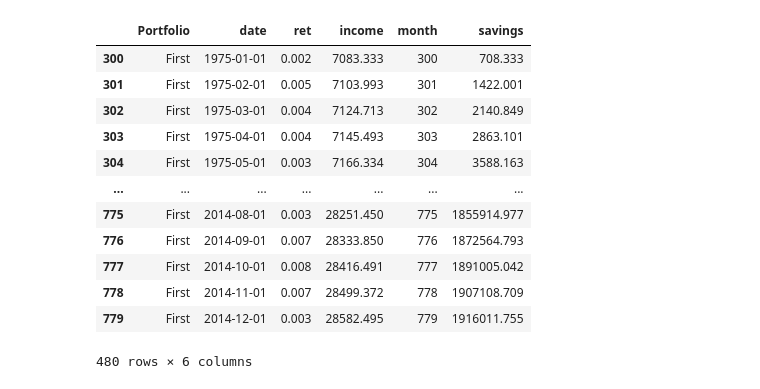
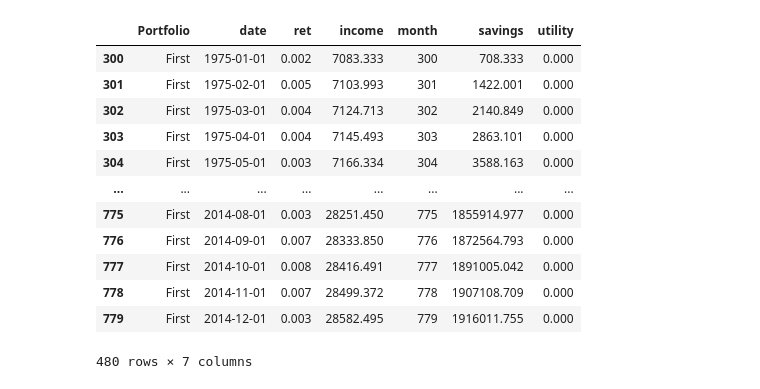
Before and after one commit to justinreed23/Older-Smarter-Richer, a Jupyter notebook: dev/creatingStuff.ipynb, the cells around one changed output. Saved outputs shown, nothing was run; the diff lists cells and outputs as text; code cells hidden in the pictures.

```diff
--- a/dev/creatingStuff.ipynb
+++ b/dev/creatingStuff.ipynb
@@ -69,29 +69,32 @@ month_start_savings = start_savings*12
 month_retirement_start = retirement_start*12
 death_month = death_year*12
 
+inher_util = 2360
+risk_aversion = 3.84
+
 
 
 # I think I just want these to be static
 save_rate = 0.10
 consumption_rate = 0.04
-inflation_rate = 0.02
+inflation_rate = 0.02/12
 # %%
 total_monthly_incomes = []
 
-for t in fake_returns.index[month_start_savings:month_retirement_start]:
+for t in returns.index[month_start_savings:month_retirement_start]:
     current_month = t-month_start_savings
     income_for_month = monthly_income*(monthly_growth**current_month)
     total_monthly_incomes.append(income_for_month)
 # %%
 # Apply mapping to DataFrame's index to create a month column that resets for each portfolio
-fake_returns['month'] = fake_returns.groupby('Portfolio').cumcount()
+returns['month'] = returns.groupby('Portfolio').cumcount()
 
 # Map the total_monthly_incomes to each row based on the month
 income_series = pd.Series(total_monthly_incomes, index=range(month_start_savings, month_retirement_start))
-fake_returns['income'] = fake_returns['month'].map(income_series)
+returns['income'] = returns['month'].map(income_series)
 # set all nan values in income to 0.0
-fake_returns['income'] = fake_returns['income'].fillna(0.0)
+returns['income'] = returns['income'].fillna(0.0)
 
 
 # Optional: Remove the month column if it's no longer needed
-#fake_returns.drop(columns='month', inplace=True)
+#returns.drop(columns='month', inplace=True)
@@ -98,49 +109,52 @@ fake_returns['income'] = fake_returns['income'].fillna(0.0)
 # %%
 
-fake_returns['savings'] = 0.0
+returns['savings'] = 0.0
+returns['utility'] = 0.0
 
-for portfolio in fake_returns['Portfolio'].unique():
+for portfolio in returns['Portfolio'].unique():
     # Filter the DataFrame by portfolio
-    portfolio_data = fake_returns[fake_returns['Portfolio'] == portfolio]
+    portfolio_data = returns[returns['Portfolio'] == portfolio]
 
     # Initialize previous savings
     previous_savings = 0
     initial_consumption = 0
     current_consumption = 0
 
+
     # Iterate through each row in the portfolio data
     for index, row in portfolio_data.iterrows():
         if row['month'] == month_retirement_start:
             initial_consumption = (previous_savings * consumption_rate)/12
             current_savings = (previous_savings - initial_consumption) * (1 + row['ret'])
-            fake_returns.at[index, 'savings'] = current_savings
+            returns.at[index, 'savings'] = current_savings
         if row['income'] == 0.0 and row['month'] > month_retirement_start and row['month'] < death_month:
             current_consumption = initial_consumption * ((1+inflation_rate)**(row['month']-month_retirement_start))
             if previous_savings <= current_consumption:
                 current_consumption = previous_savings
             current_savings = (previous_savings - current_consumption) * (1 + row['ret'])
-            fake_returns.at[index, 'savings'] = current_savings
+            returns.at[index, 'savings'] = current_savings
+        elif row['month'] = death_month:
         elif row['month'] >= death_month:
-            fake_returns.at[index, 'savings'] = previous_savings
+            returns.at[index, 'savings'] = previous_savings
         else:
             current_savings = save_rate * row['income'] + previous_savings * (1 + row['ret'])
-            fake_returns.at[index, 'savings'] = current_savings
+            returns.at[index, 'savings'] = current_savings
         # Update previous savings
         previous_savings = current_savings
 # %%
-fake_returns.iloc[month_start_savings:month_retirement_start]
+returns.iloc[month_start_savings:month_retirement_start]
 # %% [output]
-|  | Portfolio | date | ret | income | month | savings |
-| 300 | First | 1975-01-01 | 0.002 | 7083.333 | 300 | 708.333 |
-| 301 | First | 1975-02-01 | 0.005 | 7103.993 | 301 | 1422.001 |
-| 302 | First | 1975-03-01 | 0.004 | 7124.713 | 302 | 2140.849 |
-| 303 | First | 1975-04-01 | 0.004 | 7145.493 | 303 | 2863.101 |
-| 304 | First | 1975-05-01 | 0.003 | 7166.334 | 304 | 3588.163 |
-| ... | ... | ... | ... | ... | ... | ... |
-| 775 | First | 2014-08-01 | 0.003 | 28251.450 | 775 | 1855914.977 |
-| 776 | First | 2014-09-01 | 0.007 | 28333.850 | 776 | 1872564.793 |
-| 777 | First | 2014-10-01 | 0.008 | 28416.491 | 777 | 1891005.042 |
-| 778 | First | 2014-11-01 | 0.007 | 28499.372 | 778 | 1907108.709 |
-| 779 | First | 2014-12-01 | 0.003 | 28582.495 | 779 | 1916011.755 |
+|  | Portfolio | date | ret | income | month | savings | utility |
+| 300 | First | 1975-01-01 | 0.002 | 7083.333 | 300 | 708.333 | 0.000 |
+| 301 | First | 1975-02-01 | 0.005 | 7103.993 | 301 | 1422.001 | 0.000 |
+| 302 | First | 1975-03-01 | 0.004 | 7124.713 | 302 | 2140.849 | 0.000 |
+| 303 | First | 1975-04-01 | 0.004 | 7145.493 | 303 | 2863.101 | 0.000 |
+| 304 | First | 1975-05-01 | 0.003 | 7166.334 | 304 | 3588.163 | 0.000 |
+| ... | ... | ... | ... | ... | ... | ... | ... |
+| 775 | First | 2014-08-01 | 0.003 | 28251.450 | 775 | 1855914.977 | 0.000 |
+| 776 | First | 2014-09-01 | 0.007 | 28333.850 | 776 | 1872564.793 | 0.000 |
+| 777 | First | 2014-10-01 | 0.008 | 28416.491 | 777 | 1891005.042 | 0.000 |
+| 778 | First | 2014-11-01 | 0.007 | 28499.372 | 778 | 1907108.709 | 0.000 |
+| 779 | First | 2014-12-01 | 0.003 | 28582.495 | 779 | 1916011.755 | 0.000 |
-480 rows × 6 columns
+480 rows × 7 columns
 # %%
```
Also changed, not shown: parts of 8 cells of this notebook.
